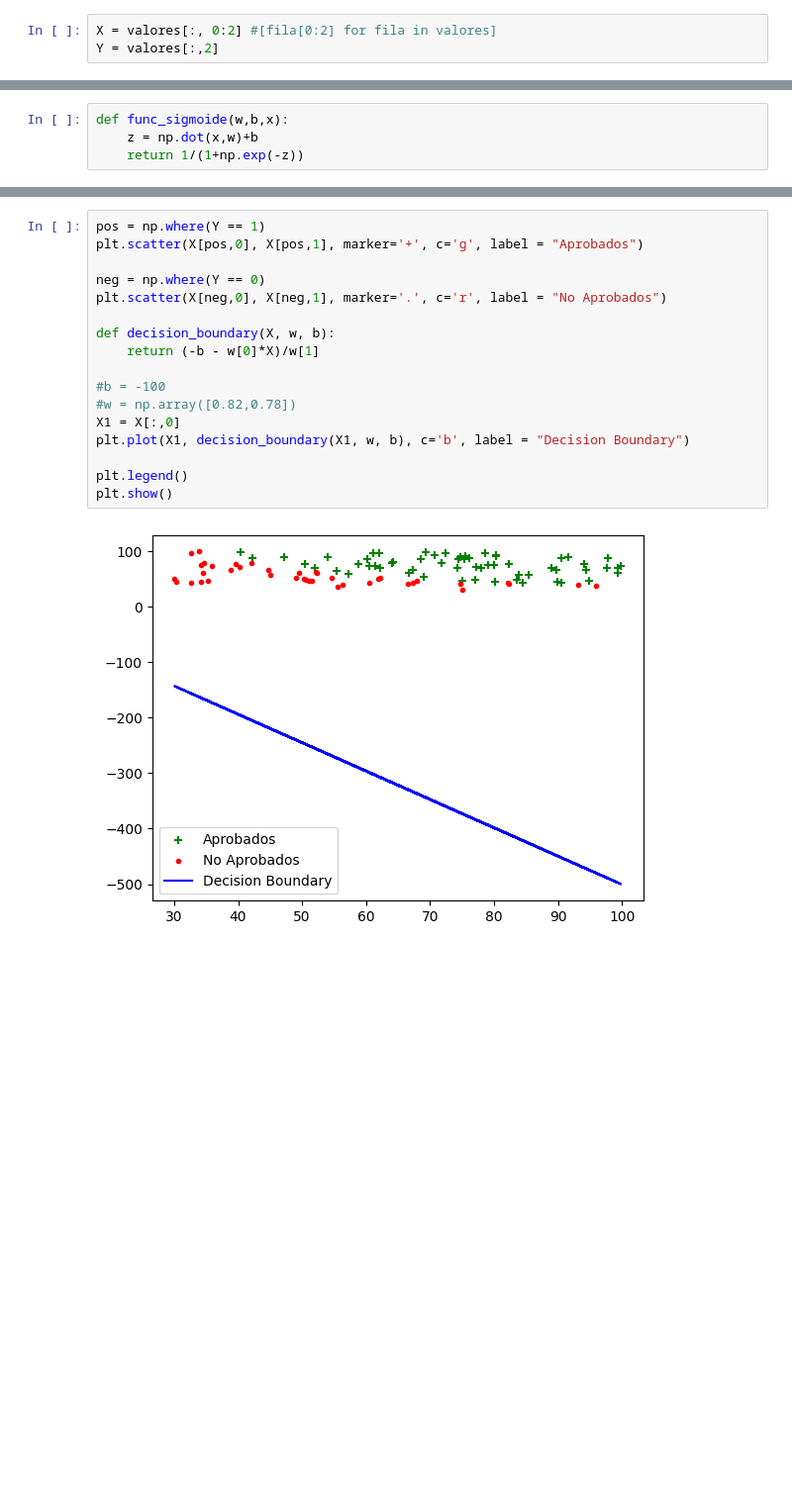
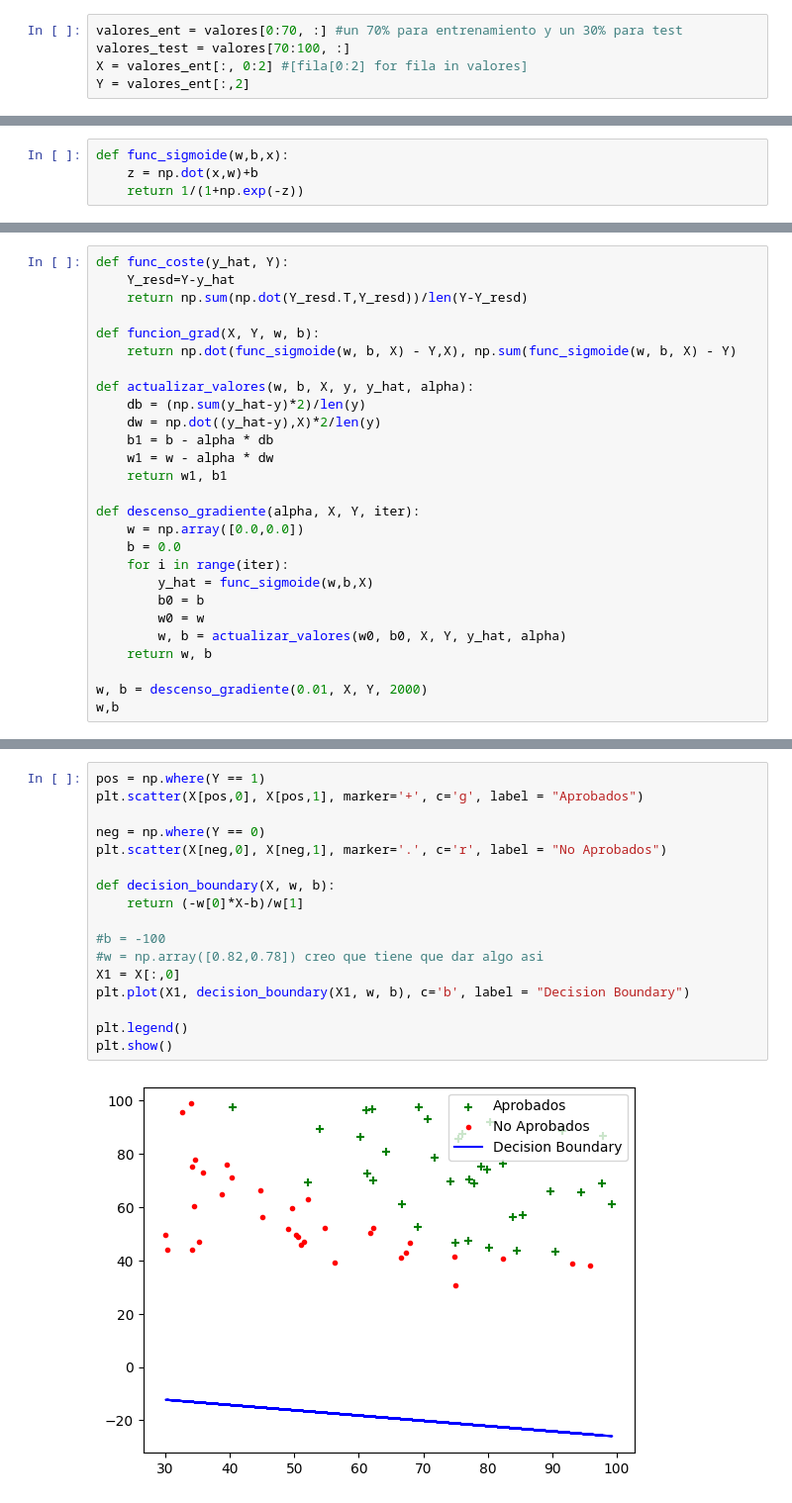
Before and after one commit to Dai-vl/Machine-Learning, a Jupyter notebook: P3/P3.ipynb, the cells around one changed output, grey strips where cells are left out. Shown at 99% size. Drawn from its saved outputs; the diff is of its cells as text; blank space fills up the shorter version.

```diff
--- a/P3/P3.ipynb
+++ b/P3/P3.ipynb
@@ -4,8 +4,10 @@ from pandas.io.parsers import read_csv
 
 valores=read_csv("data3.csv",header=None).to_numpy()
 # %%
-X = valores[:, 0:2] #[fila[0:2] for fila in valores]
-Y = valores[:,2]
+valores_ent = valores[0:70, :] #un 70% para entrenamiento y un 30% para test
+valores_test = valores[70:100, :]
+X = valores_ent[:, 0:2] #[fila[0:2] for fila in valores]
+Y = valores_ent[:,2]
 # %%
 import matplotlib.pyplot as plt
 
@@ -49,0 +28,27 @@ w,b
+# %%
+def func_coste(y_hat, Y):
+    Y_resd=Y-y_hat
+    return np.sum(np.dot(Y_resd.T,Y_resd))/len(Y-Y_resd)
+
+def funcion_grad(X, Y, w, b):
+    return np.dot(func_sigmoide(w, b, X) - Y,X), np.sum(func_sigmoide(w, b, X) - Y)
+
+def actualizar_valores(w, b, X, y, y_hat, alpha):
+    db = (np.sum(y_hat-y)*2)/len(y)
+    dw = np.dot((y_hat-y),X)*2/len(y)
+    b1 = b - alpha * db
+    w1 = w - alpha * dw
+    return w1, b1
+
+def descenso_gradiente(alpha, X, Y, iter):
+    w = np.array([0.0,0.0])
+    b = 0.0
+    for i in range(iter):
+        y_hat = func_sigmoide(w,b,X)
+        b0 = b
+        w0 = w
+        w, b = actualizar_valores(w0, b0, X, Y, y_hat, alpha)
+    return w, b
+
+w, b = descenso_gradiente(0.01, X, Y, 2000)
+w,b
@@ -50,19 +57,19 @@ w,b
 # %%
 pos = np.where(Y == 1)
 plt.scatter(X[pos,0], X[pos,1], marker='+', c='g', label = "Aprobados")
 
 neg = np.where(Y == 0)
 plt.scatter(X[neg,0], X[neg,1], marker='.', c='r', label = "No Aprobados")
 
 def decision_boundary(X, w, b):
-    return (-b - w[0]*X)/w[1]
+    return (-w[0]*X-b)/w[1]
 
 #b = -100
-#w = np.array([0.82,0.78])
+#w = np.array([0.82,0.78]) creo que tiene que dar algo asi
 X1 = X[:,0]
 plt.plot(X1, decision_boundary(X1, w, b), c='b', label = "Decision Boundary")
 
 plt.legend()
 plt.show()
 # %% [output]
-[figure, old version]
+[figure, new version]
```
Also changed, not shown: parts of 4 cells of this notebook.
